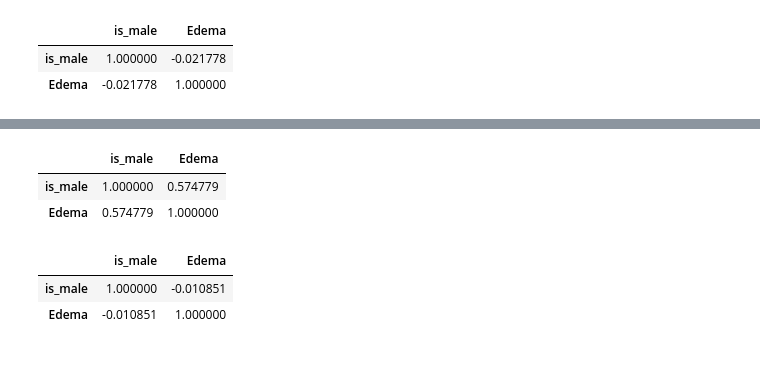
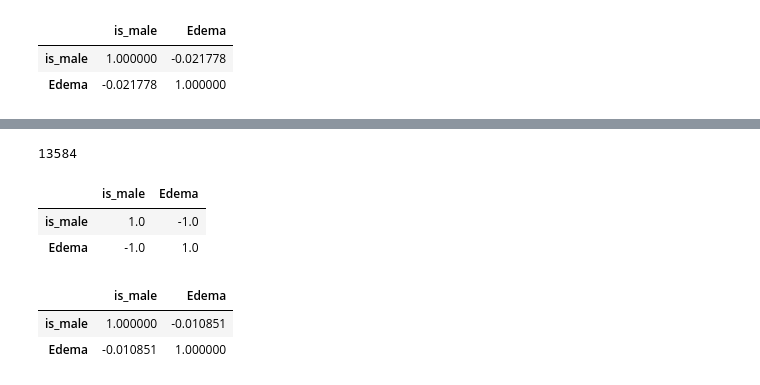
Before and after one commit to nathanwang000/ConceptCredibleModel, a Jupyter notebook: notebooks/mimic_stats.ipynb, the cells around one changed output, grey strips where cells are left out. Cells and saved outputs as stored; diff of their text form; code cells hidden in the pictures.

```diff
--- a/notebooks/mimic_stats.ipynb
+++ b/notebooks/mimic_stats.ipynb
@@ -390,9 +433,12 @@ for key in ['clean', 'biased', 'isMale', '0.0', '0.1', '0.2', '0.3', '0.4', '0.5
 # %%
-get_non_subsample_test_corr(m.df, 0.9, task, 0.8)[['is_male', task]].corr()
+a = get_non_subsample_test_corr(m.df, 0.9, task, 0)
+print(len(a))
+a[['is_male', task]].corr()
 # %% [output]
+13584
 |  | is_male | Edema |
-| is_male | 1.000000 | 0.574779 |
-| Edema | 0.574779 | 1.000000 |
+| is_male | 1.0 | -1.0 |
+| Edema | -1.0 | 1.0 |
 # %%
 get_test(m.df)[['is_male', task]].corr()
 # %% [output]
```
Also changed, not shown: parts of 6 cells of this notebook, 1 other file.
